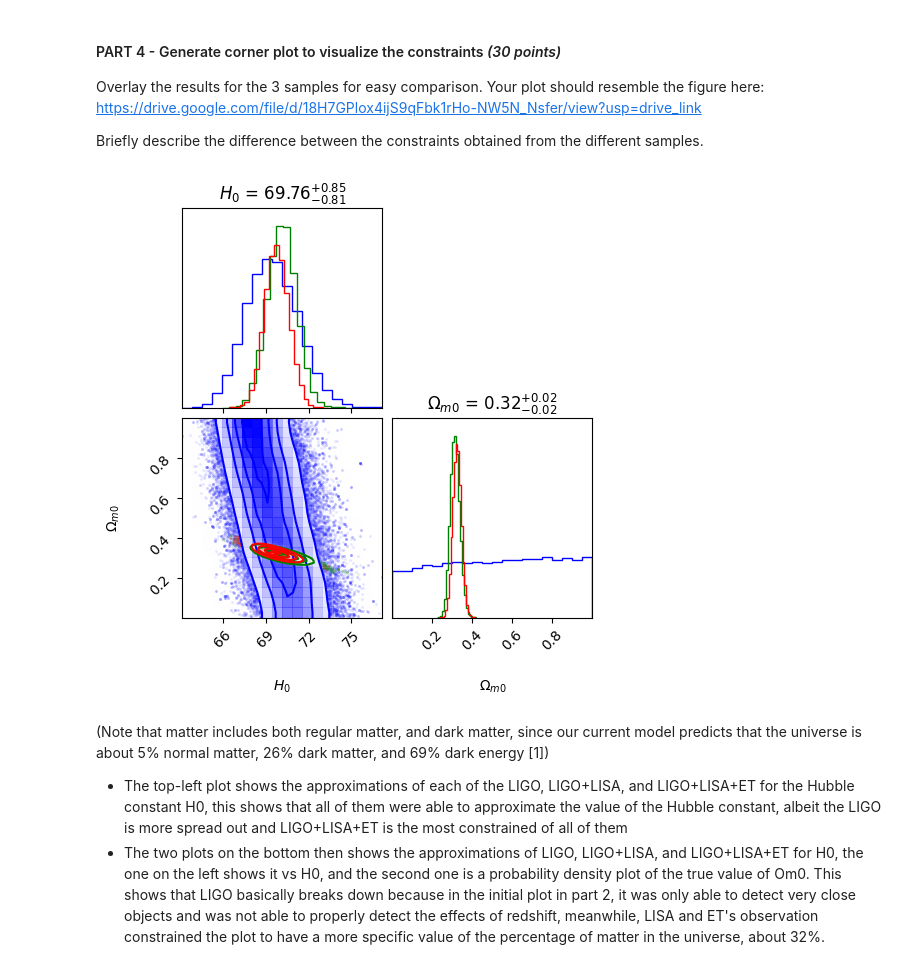
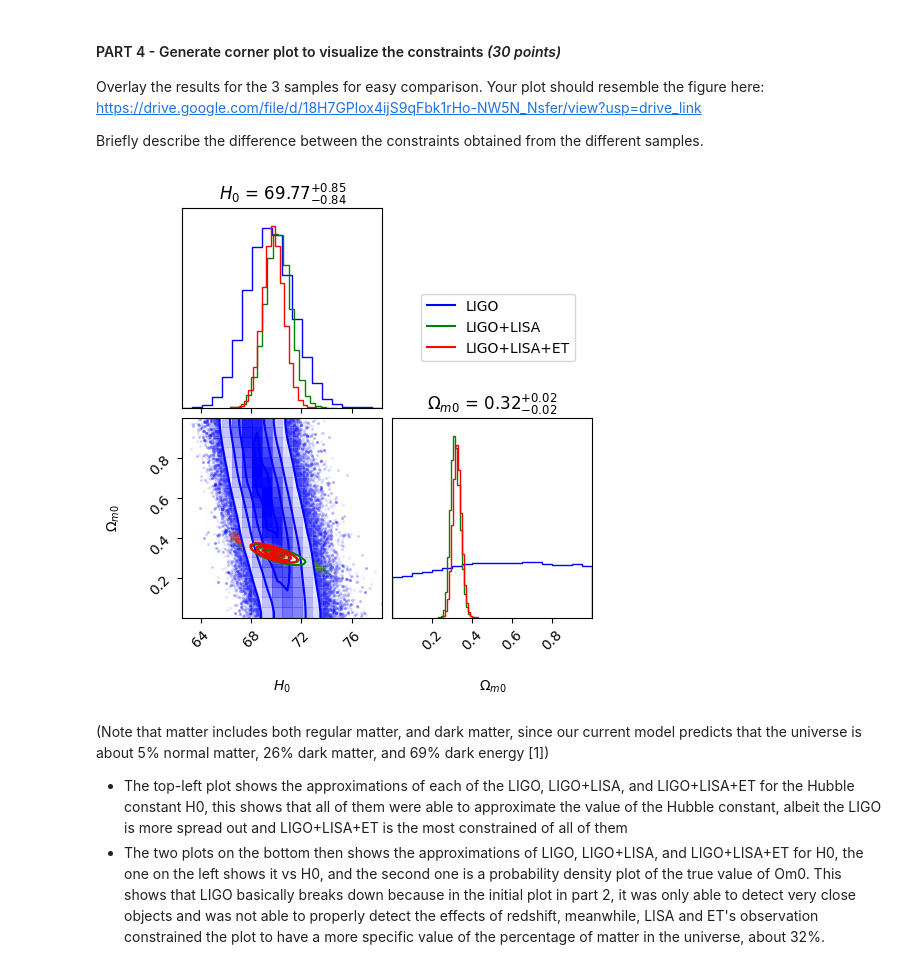
Before and after one commit to PKHR620/AP157-Lab, a Jupyter notebook: AP157_lab_assignment_C2.ipynb, the cells around one changed output. Saved outputs shown, nothing was run; the diff lists cells and outputs as text; code cells hidden in the pictures.

```diff
--- a/AP157_lab_assignment_C2.ipynb
+++ b/AP157_lab_assignment_C2.ipynb
@@ -171,7 +164,7 @@ You can use number of walkers (nwalkers) of 6 and number of iterations (niter) o
 import emcee as em
 nwalkers = 100
 ndim = 2
-niter = 1000
+niter = 2000
 nburn = 100
 dres = [0.1, 0.003] # step size for H_0 and omega_m,0, respectively
 initial = np.array([70., 0.3])
@@ -185,7 +178,7 @@ samples_LIGO = sampler_LIGO.get_chain(discard = nburn, flat = True)
 #Call the variables for the MCMC run of LIGO+LISA
 nwalkers1 = 100
 ndim1 = 2
-niter1 = 1000
+niter1 = 2000
 nburn1 = 100
 dres = [0.1, 0.003] # step size for H_0 and omega_m,0, respectively
 initial = np.array([70., 0.3])
@@ -199,7 +192,7 @@ samples_LISA = sampler_LISA.get_chain(discard = nburn1, flat = True)
 #Call the variables for the MCMC run of LIGO+LISA+ET
 nwalkers2 = 100
 ndim2 = 2
-niter2 = 1000
+niter2 = 2000
 nburn2 = 100
 dres = [0.1, 0.003] # step size for H_0 and omega_m,0, respectively
 initial = np.array([70., 0.3])
@@ -274,13 +267,17 @@ Briefly describe the difference between the constraints obtained from the differ
 # %%
 #Make the corner plot and superimpose all of them on top of one another
 params = [r'$H_0$', r'$\Omega_{m0}$']
 labels = params
 fig = corner.corner(samples_LIGO, show_titles=True,labels=labels, color = 'blue', smooth = True)
 fig1 = corner.corner(samples_LISA, show_titles=True,labels=labels, fig = fig, color = 'green', smooth = True)
 fig2 = corner.corner(samples_ET, show_titles=True,labels=labels, fig = fig1, color = 'red', smooth = True)
+blueline = mlines.Line2D([], [], color ='blue', label = 'LIGO')
+greenline = mlines.Line2D([], [], color ='green', label = 'LIGO+LISA')
+redline = mlines.Line2D([], [], color ='red', label = 'LIGO+LISA+ET')
+plt.legend(handles = [blueline, greenline, redline], bbox_to_anchor = (0.95,1.25), loc = 4)
 plt.show()
 # %% [output]
-[figure, old version]
+[figure, new version]
 # %% [markdown]
 (Note that matter includes both regular matter, and dark matter, since our current model predicts that the universe is about 5% normal matter, 26% dark matter, and 69% dark energy [1])
 - The top-left plot shows the approximations of each of the LIGO, LIGO+LISA, and LIGO+LISA+ET for the Hubble constant H0, this shows that all of them were able to approximate the value of the Hubble constant, albeit the LIGO is more spread out and LIGO+LISA+ET is the most constrained of all of them
```
Also changed, not shown: parts of 2 cells of this notebook.
